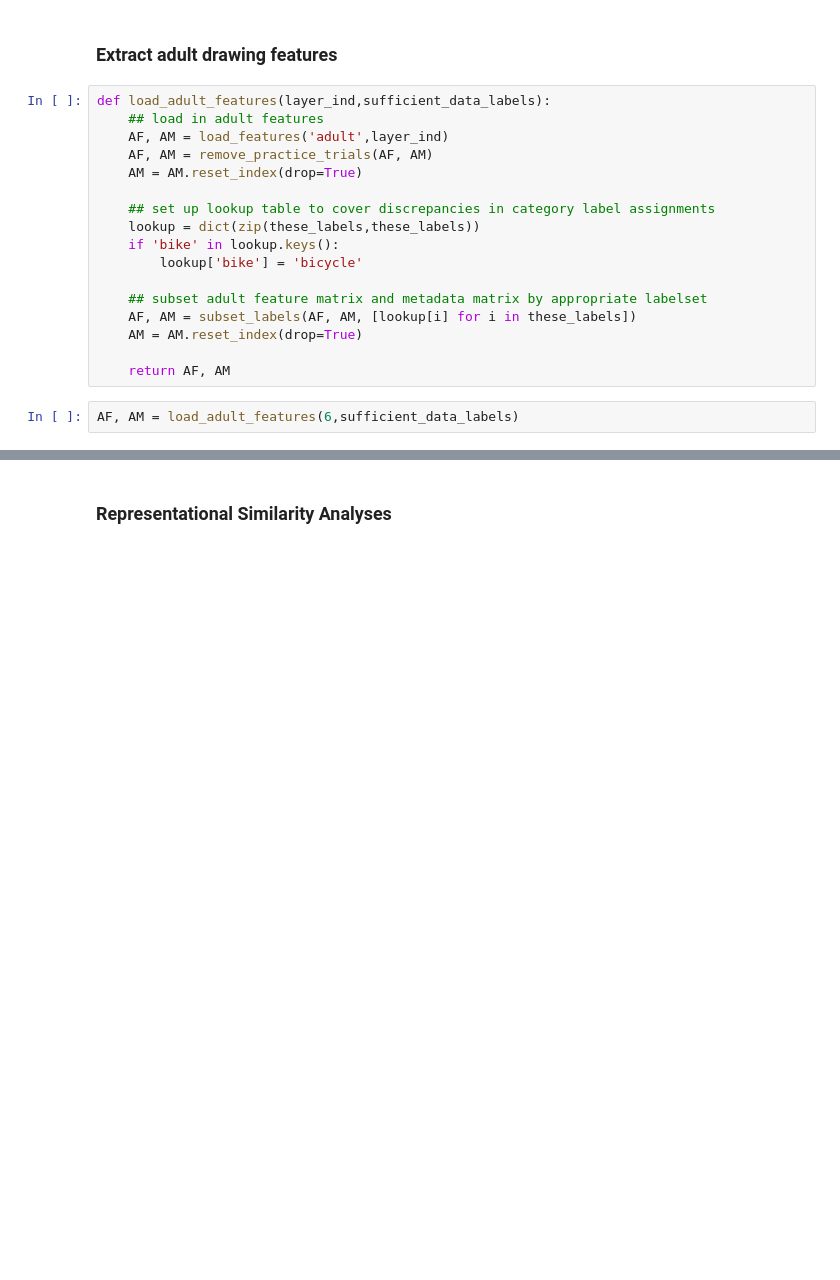
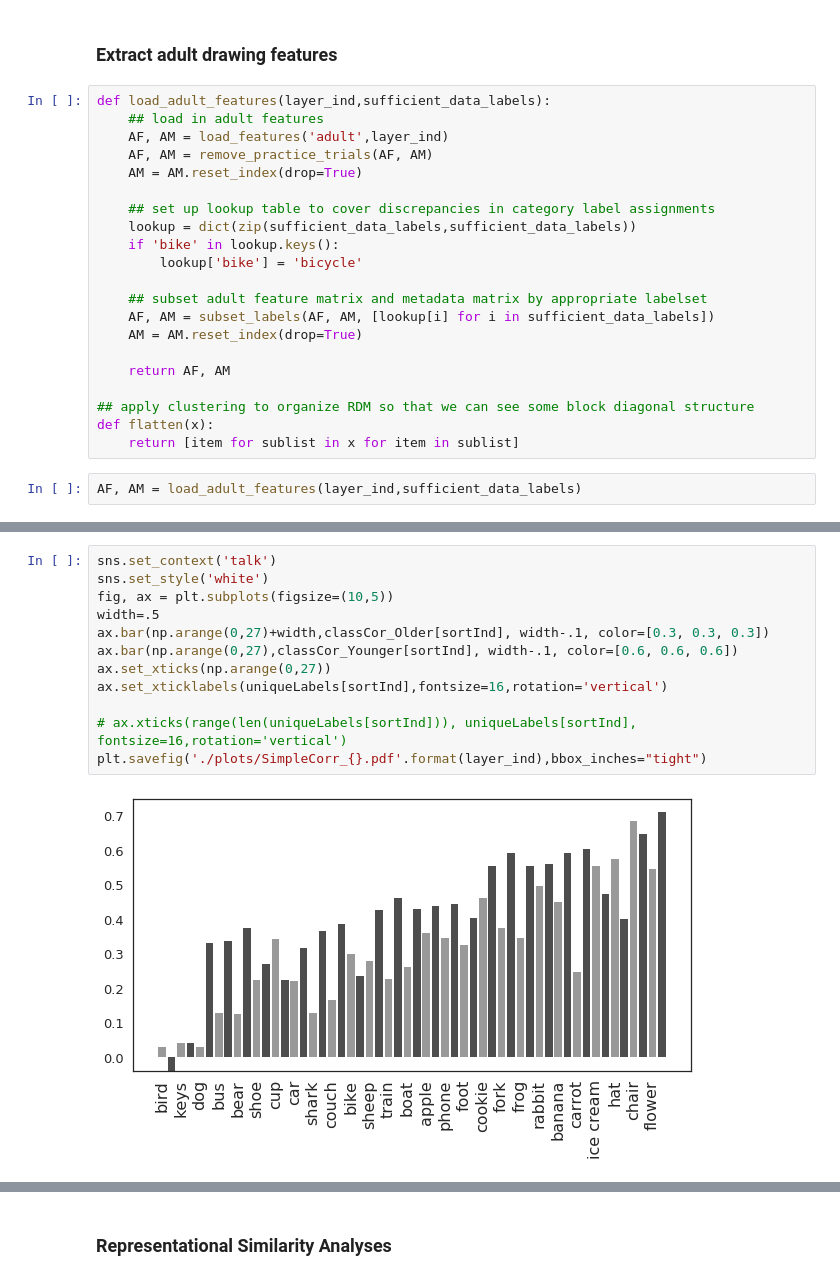
Before and after one commit to brialorelle/kiddraw, a Jupyter notebook: analysis/museumdraw/python/analyze_features_museumdraw_e1_bria.ipynb, the cells around one changed output, grey strips where cells are left out. Saved outputs shown, nothing was run; the diff lists cells and outputs as text; blank space fills up the shorter version.

```diff
--- a/analysis/museumdraw/python/analyze_features_museumdraw_e1_bria.ipynb
+++ b/analysis/museumdraw/python/analyze_features_museumdraw_e1_bria.ipynb
@@ -301,14 +296,18 @@ def load_adult_features(layer_ind,sufficient_data_labels):
     AM = AM.reset_index(drop=True)
 
     ## set up lookup table to cover discrepancies in category label assignments
-    lookup = dict(zip(these_labels,these_labels))
+    lookup = dict(zip(sufficient_data_labels,sufficient_data_labels))
     if 'bike' in lookup.keys():
         lookup['bike'] = 'bicycle'
 
     ## subset adult feature matrix and metadata matrix by appropriate labelset
-    AF, AM = subset_labels(AF, AM, [lookup[i] for i in these_labels])
+    AF, AM = subset_labels(AF, AM, [lookup[i] for i in sufficient_data_labels])
     AM = AM.reset_index(drop=True)
 
     return AF, AM
+
+## apply clustering to organize RDM so that we can see some block diagonal structure
+def flatten(x):
+    return [item for sublist in x for item in sublist]
 # %%
-AF, AM = load_adult_features(6,sufficient_data_labels)
+AF, AM = load_adult_features(layer_ind,sufficient_data_labels)
@@ -314,0 +377,14 @@ AF, AM = load_adult_features(6,sufficient_data_labels)
+# %%
+sns.set_context('talk')
+sns.set_style('white')
+fig, ax = plt.subplots(figsize=(10,5))
+width=.5
+ax.bar(np.arange(0,27)+width,classCor_Older[sortInd], width-.1, color=[0.3, 0.3, 0.3])
+ax.bar(np.arange(0,27),classCor_Younger[sortInd], width-.1, color=[0.6, 0.6, 0.6])
+ax.set_xticks(np.arange(0,27))
+ax.set_xticklabels(uniqueLabels[sortInd],fontsize=16,rotation='vertical')
+
+# ax.xticks(range(len(uniqueLabels[sortInd])), uniqueLabels[sortInd], fontsize=16,rotation='vertical')
+plt.savefig('./plots/SimpleCorr_{}.pdf'.format(layer_ind),bbox_inches="tight")
+# %% [output]
+[figure, added]
```
Also changed, not shown: parts of 56 cells of this notebook.
